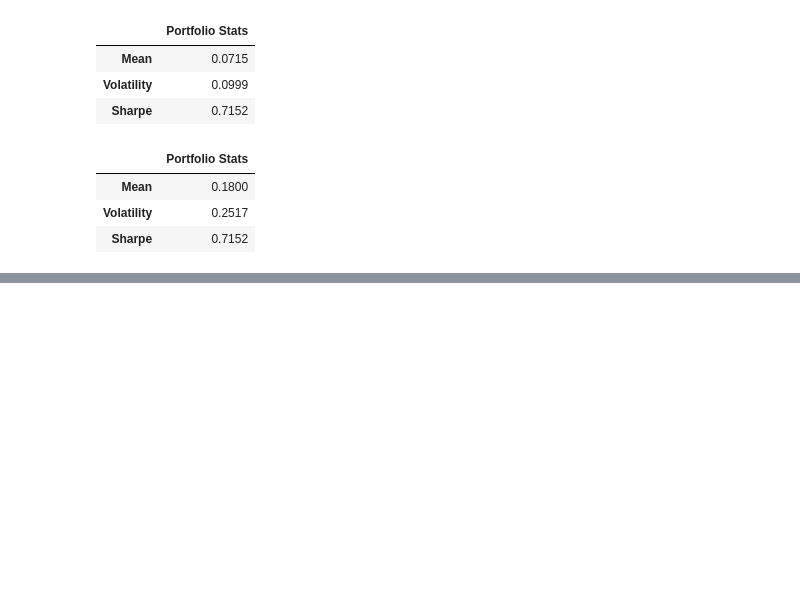
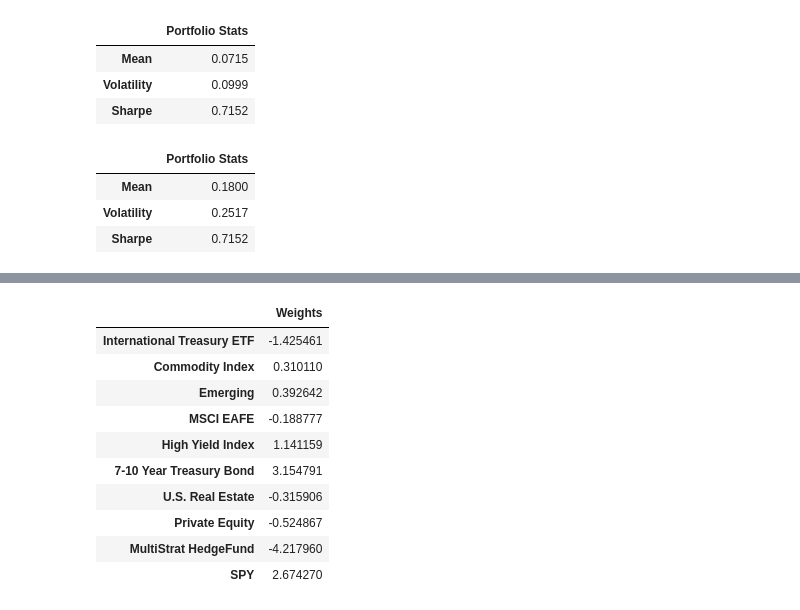
Before and after one commit to dcstein22/portfolio_theory, a Jupyter notebook: Homework_1.ipynb, the cells around one changed output, grey strips where cells are left out. Saved outputs shown, nothing was run; the diff lists cells and outputs as text; code cells hidden in the pictures; blank space fills up the shorter version.

```diff
--- a/Homework_1.ipynb
+++ b/Homework_1.ipynb
@@ -316,0 +366,18 @@ portfolio_stats(equal_weight_scaled, mu_tilde, Sigma, 12)
+# %%
+total_return_2 = total_return.drop(columns=["TIPS"])
+sigma_2 = total_return_2.cov()
+mu_tilde_2 = total_return_2.mean()
+tangency_weights_no_TIP = compute_tangency(total_return_2)
+pd.DataFrame(tangency_weights_no_TIP[0], columns = ["Weights"])
+# %% [output]
+|  | Weights |
+| International Treasury ETF | -1.425461 |
+| Commodity Index | 0.310110 |
+| Emerging | 0.392642 |
+| MSCI EAFE | -0.188777 |
+| High Yield Index | 1.141159 |
+| 7-10 Year Treasury Bond | 3.154791 |
+| U.S. Real Estate | -0.315906 |
+| Private Equity | -0.524867 |
+| MultiStrat HedgeFund | -4.217960 |
+| SPY | 2.674270 |
```
Also changed, not shown: parts of 12 cells of this notebook.
